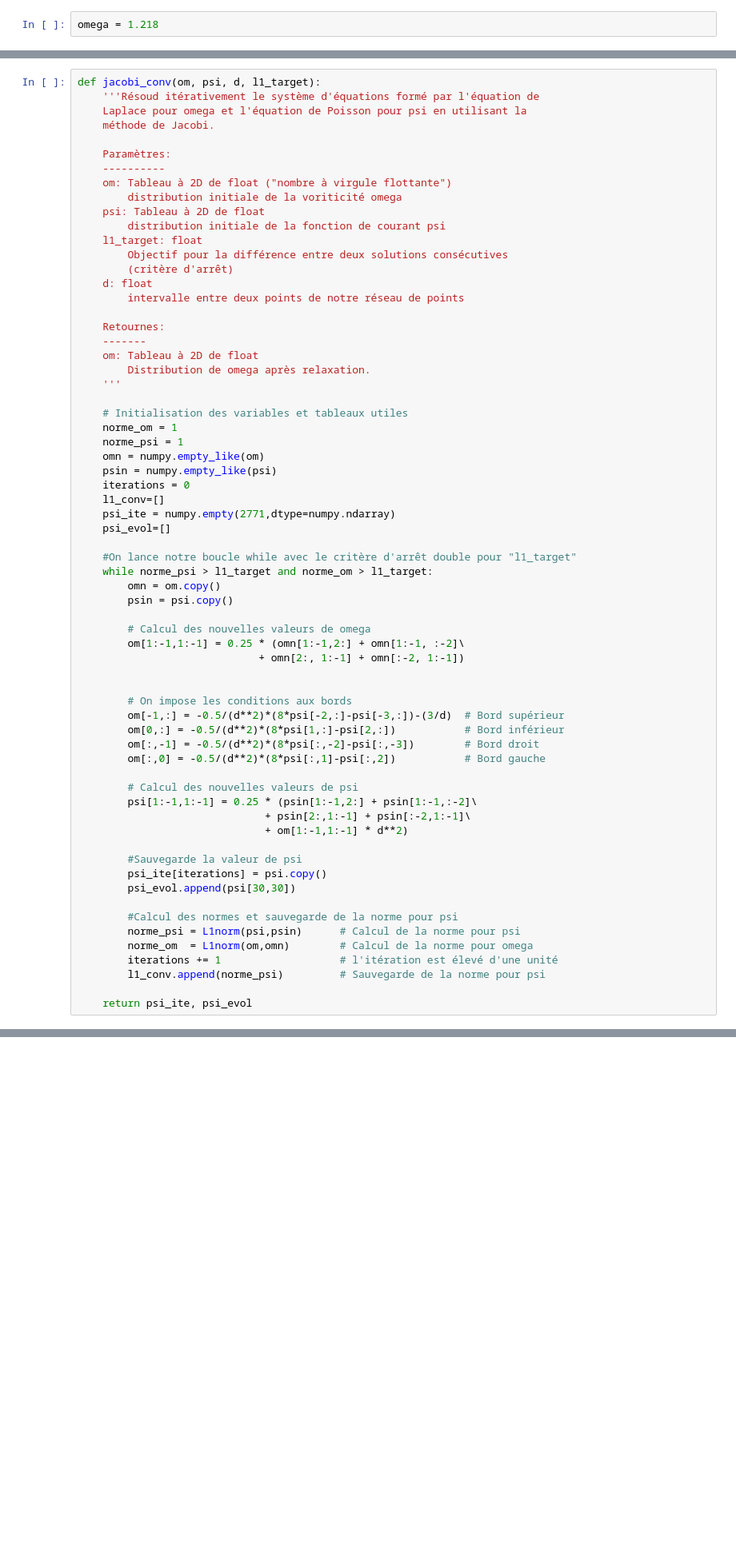
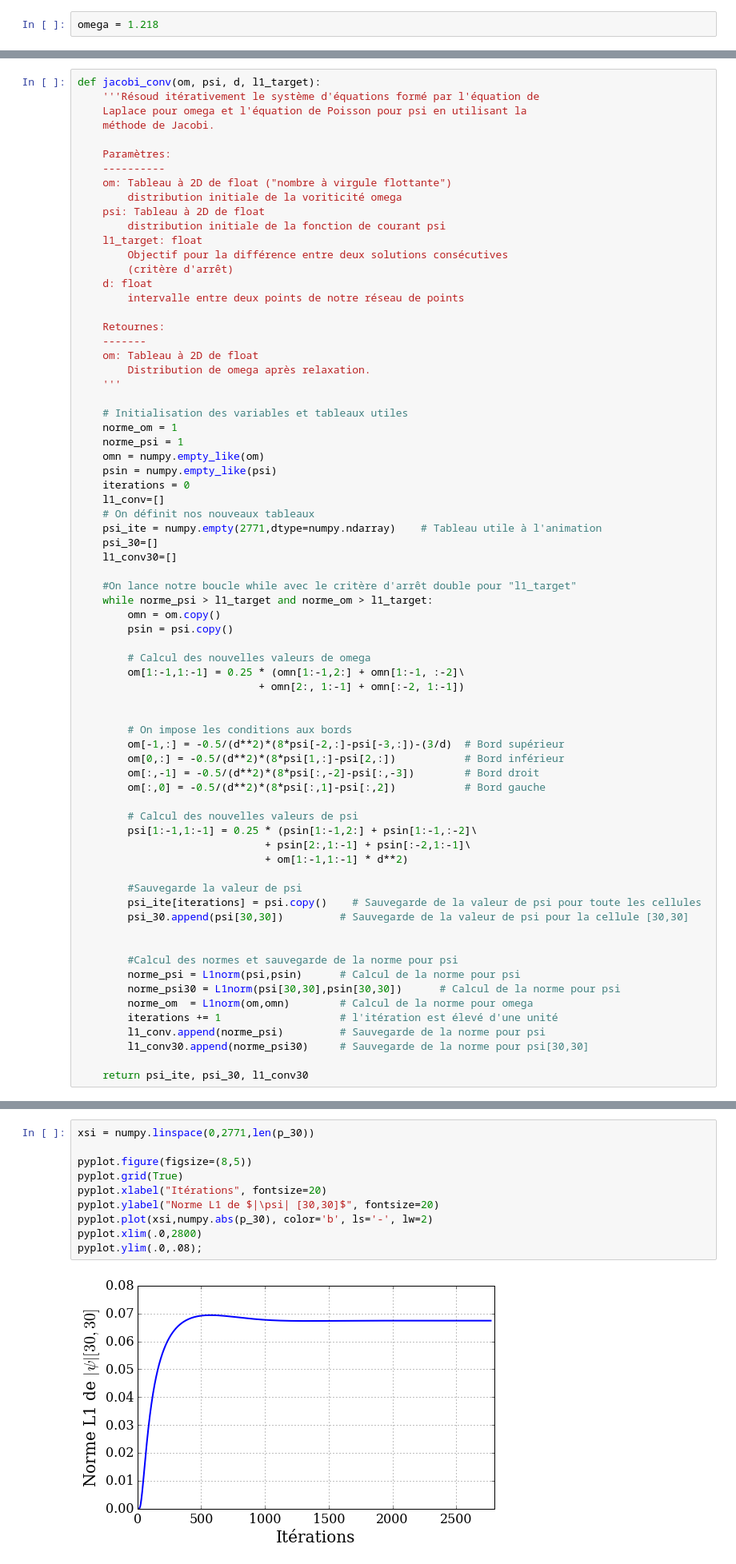
Before and after one commit to ServranckxChristophe/numerical-mooc, a Jupyter notebook: working/Stokes_flow.ipynb, the cells around one changed output, grey strips where cells are left out. Shown at 80% size. Cells and saved outputs as stored; diff of their text form; blank space fills up the shorter version.

```diff
--- a/working/Stokes_flow.ipynb
+++ b/working/Stokes_flow.ipynb
@@ -1295,8 +1290,10 @@ def jacobi_conv(om, psi, d, l1_target):
     psin = numpy.empty_like(psi)
     iterations = 0
     l1_conv=[]
-    psi_ite = numpy.empty(2771,dtype=numpy.ndarray)
-    psi_evol=[]
+    # On définit nos nouveaux tableaux
+    psi_ite = numpy.empty(2771,dtype=numpy.ndarray)    # Tableau utile à l'animation
+    psi_30=[]
+    l1_conv30=[]
 
     #On lance notre boucle while avec le critère d'arrêt double pour "l1_target"
     while norme_psi > l1_target and norme_om > l1_target:
@@ -1320,13 +1317,16 @@ def jacobi_conv(om, psi, d, l1_target):
                               + om[1:-1,1:-1] * d**2)
 
         #Sauvegarde la valeur de psi
-        psi_ite[iterations] = psi.copy()
-        psi_evol.append(psi[30,30])
+        psi_ite[iterations] = psi.copy()    # Sauvegarde de la valeur de psi pour toute les cellules
+        psi_30.append(psi[30,30])         # Sauvegarde de la valeur de psi pour la cellule [30,30]
+
 
         #Calcul des normes et sauvegarde de la norme pour psi
         norme_psi = L1norm(psi,psin)      # Calcul de la norme pour psi
+        norme_psi30 = L1norm(psi[30,30],psin[30,30])      # Calcul de la norme pour psi
         norme_om  = L1norm(om,omn)        # Calcul de la norme pour omega
         iterations += 1                   # l'itération est élevé d'une unité
         l1_conv.append(norme_psi)         # Sauvegarde de la norme pour psi
+        l1_conv30.append(norme_psi30)     # Sauvegarde de la norme pour psi[30,30]
 
-    return psi_ite, psi_evol
+    return psi_ite, psi_30, l1_conv30
@@ -1362,0 +1391,12 @@ p, pevol = jacobi_conv(om0.copy(), psi0.copy(), d, l1_target)
+# %%
+xsi = numpy.linspace(0,2771,len(p_30))
+
+pyplot.figure(figsize=(8,5))
+pyplot.grid(True)
+pyplot.xlabel("Itérations", fontsize=20)
+pyplot.ylabel("Norme L1 de $|\psi| [30,30]$", fontsize=20)
+pyplot.plot(xsi,numpy.abs(p_30), color='b', ls='-', lw=2)
+pyplot.xlim(.0,2800)
+pyplot.ylim(.0,.08);
+# %% [output]
+[figure, added]
```
Also changed, not shown: parts of 36 cells of this notebook.
